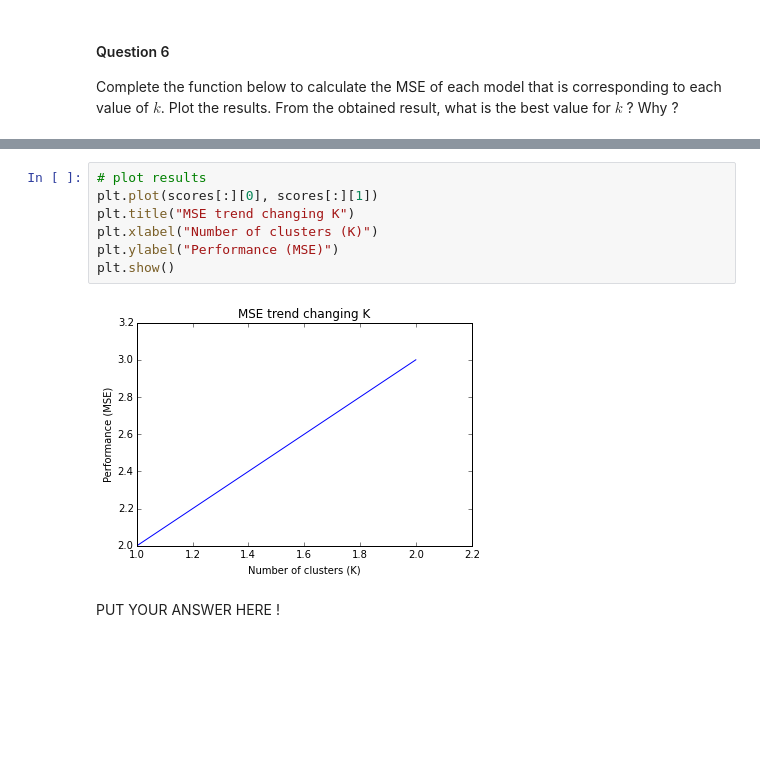
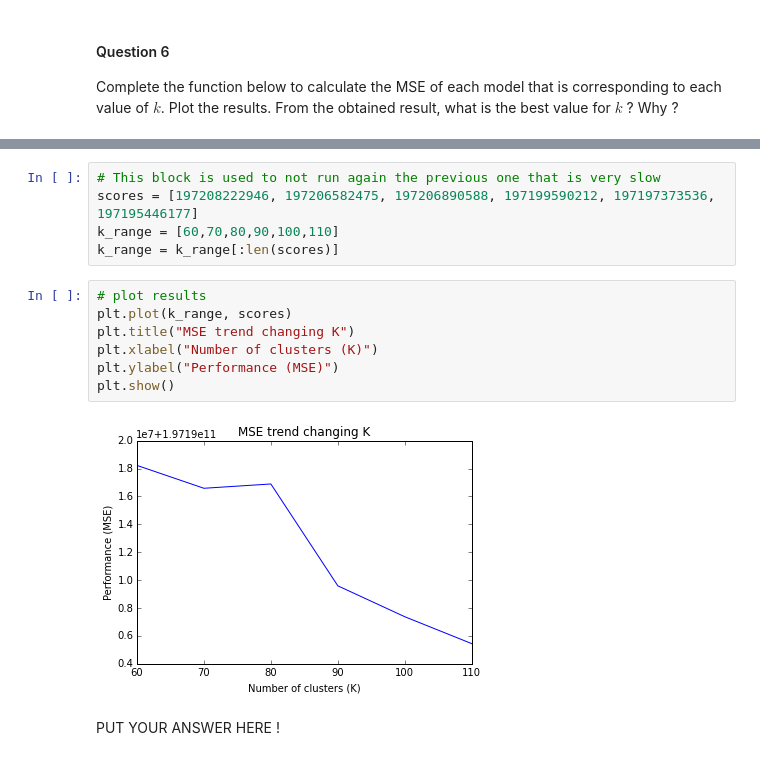
Before and after one commit to and29/Algorithmic-Machine-Learning, a Jupyter notebook: Notebooks/Solutions/[Lecture 10+11] Anomaly Detection in Network Traffic with K-means clustering/[Lecture 10+11] Anomaly Detection in Network Traffic with K-means clustering.ipynb, the cells around one changed output, grey strips where cells are left out. Saved outputs shown, nothing was run; the diff lists cells and outputs as text; blank space fills up the shorter version.

```diff
--- a/Notebooks/Solutions/[Lecture 10+11] Anomaly Detection in Network Traffic with K-means clustering/[Lecture 10+11] Anomaly Detection in Network Traffic with K-means clustering.ipynb
+++ b/Notebooks/Solutions/[Lecture 10+11] Anomaly Detection in Network Traffic with K-means clustering/[Lecture 10+11] Anomaly Detection in Network Traffic with K-means clustering.ipynb
@@ -545,12 +635,17 @@ With k= 32 the score is: 168458008232.0
+# %%
+# This block is used to not run again the previous one that is very slow
+scores = [197208222946, 197206582475, 197206890588, 197199590212, 197197373536, 197195446177]
+k_range = [60,70,80,90,100,110]
+k_range = k_range[:len(scores)]
 # %%
 # plot results
-plt.plot(scores[:][0], scores[:][1])
+plt.plot(k_range, scores)
 plt.title("MSE trend changing K")
 plt.xlabel("Number of clusters (K)")
 plt.ylabel("Performance (MSE)")
 plt.show()
 # %% [output]
-[figure, old version]
+[figure, new version]
 # %% [markdown]
 <div class="answer">
 
```
Also changed, not shown: parts of 24 cells of this notebook.
